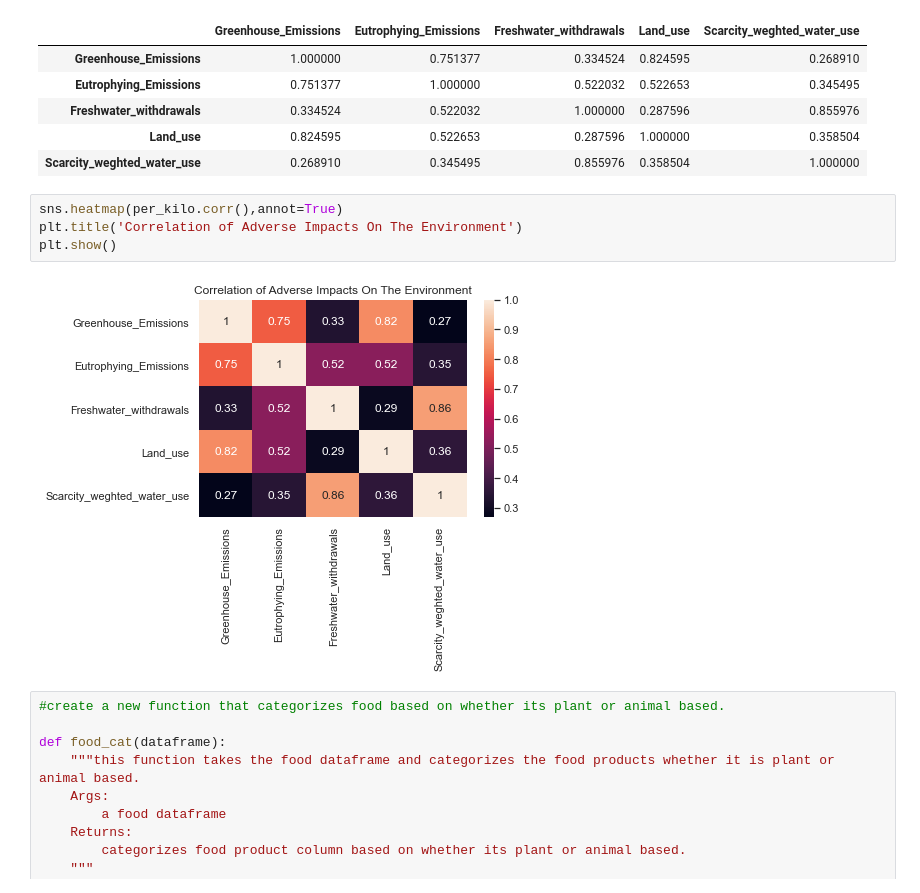
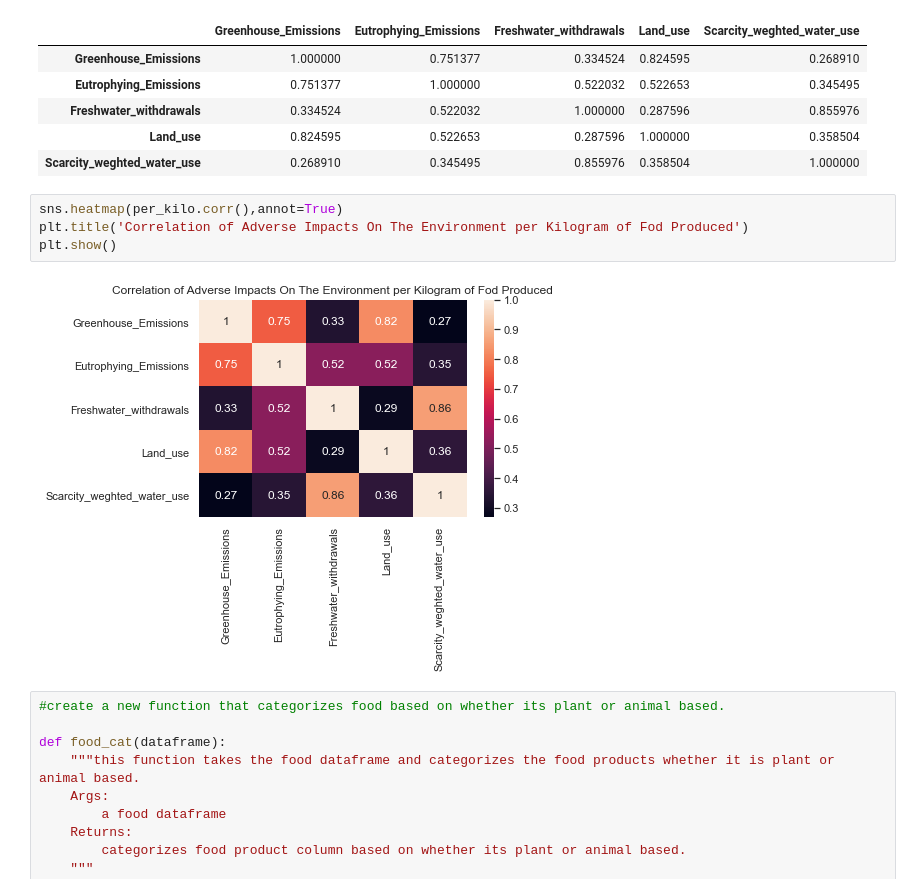
Before and after one commit to Storerun/eda_food_production, a Jupyter notebook: food_productionEDA.ipynb, the cells around one changed output. Drawn from its saved outputs; the diff is of its cells as text.

```diff
--- a/food_productionEDA.ipynb
+++ b/food_productionEDA.ipynb
@@ -687,10 +687,10 @@ per_kilo.corr()
 | Scarcity_weghted_water_use | 0.268910 | 0.345495 | 0.855976 | 0.358504 | 1.000000 |
 # %%
 sns.heatmap(per_kilo.corr(),annot=True)
-plt.title('Correlation of Adverse Impacts On The Environment')
+plt.title('Correlation of Adverse Impacts On The Environment per Kilogram of Fod Produced')
 plt.show()
 # %% [output]
-[figure, old version]
+[figure, new version]
 # %%
 #create a new function that categorizes food based on whether its plant or animal based.
 
```
